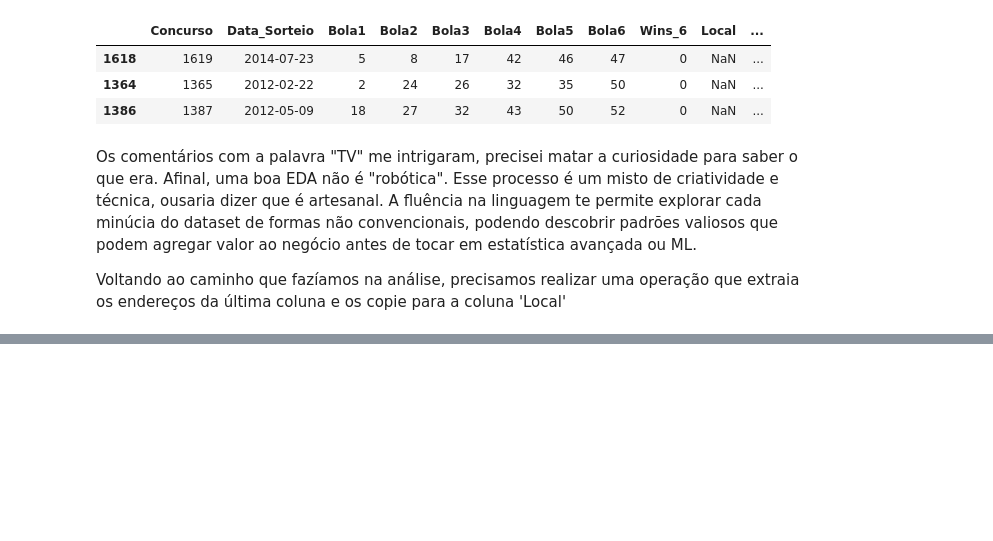
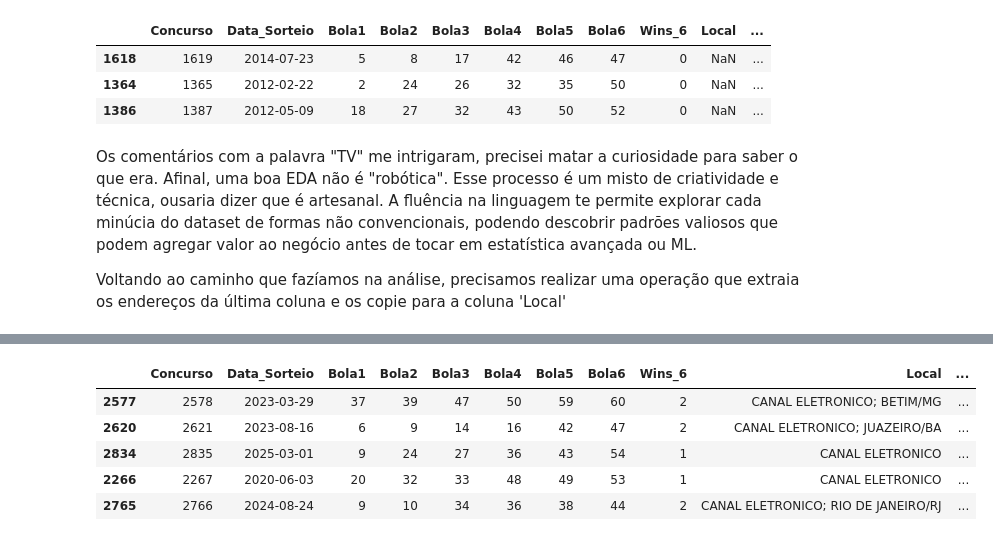
Before and after one commit to zf0rest/megasena_science, a Jupyter notebook: notebooks/analise.ipynb, the cells around one changed output, grey strips where cells are left out. Drawn from its saved outputs; the diff is of its cells as text; code cells hidden in the pictures; blank space fills up the shorter version.

```diff
--- a/notebooks/analise.ipynb
+++ b/notebooks/analise.ipynb
@@ -335,0 +345,11 @@ Voltando ao caminho que fazíamos na análise, precisamos realizar uma operaçã
+# %%
+#1. Vendo quem jogou pro canais digitais:
+Canal_eletronico = df[df.get('Local').str.contains('canal|eletr|online|net',na=False, case=False)]
+Canal_eletronico.sample(5) #Novamente, eu olho todas as linhas, mas reduzo a amostra para não alongar o notebook
+# %% [output]
+|  | Concurso | Data_Sorteio | Bola1 | Bola2 | Bola3 | Bola4 | Bola5 | Bola6 | Wins_6 | Local | ... |
+| 2577 | 2578 | 2023-03-29 | 37 | 39 | 47 | 50 | 59 | 60 | 2 | CANAL ELETRONICO; BETIM/MG | ... |
+| 2620 | 2621 | 2023-08-16 | 6 | 9 | 14 | 16 | 42 | 47 | 2 | CANAL ELETRONICO; JUAZEIRO/BA | ... |
+| 2834 | 2835 | 2025-03-01 | 9 | 24 | 27 | 36 | 43 | 54 | 1 | CANAL ELETRONICO | ... |
+| 2266 | 2267 | 2020-06-03 | 20 | 32 | 33 | 48 | 49 | 53 | 1 | CANAL ELETRONICO | ... |
+| 2765 | 2766 | 2024-08-24 | 9 | 10 | 34 | 36 | 38 | 44 | 2 | CANAL ELETRONICO; RIO DE JANEIRO/RJ | ... |
```
Also changed, not shown: parts of 14 cells of this notebook.
